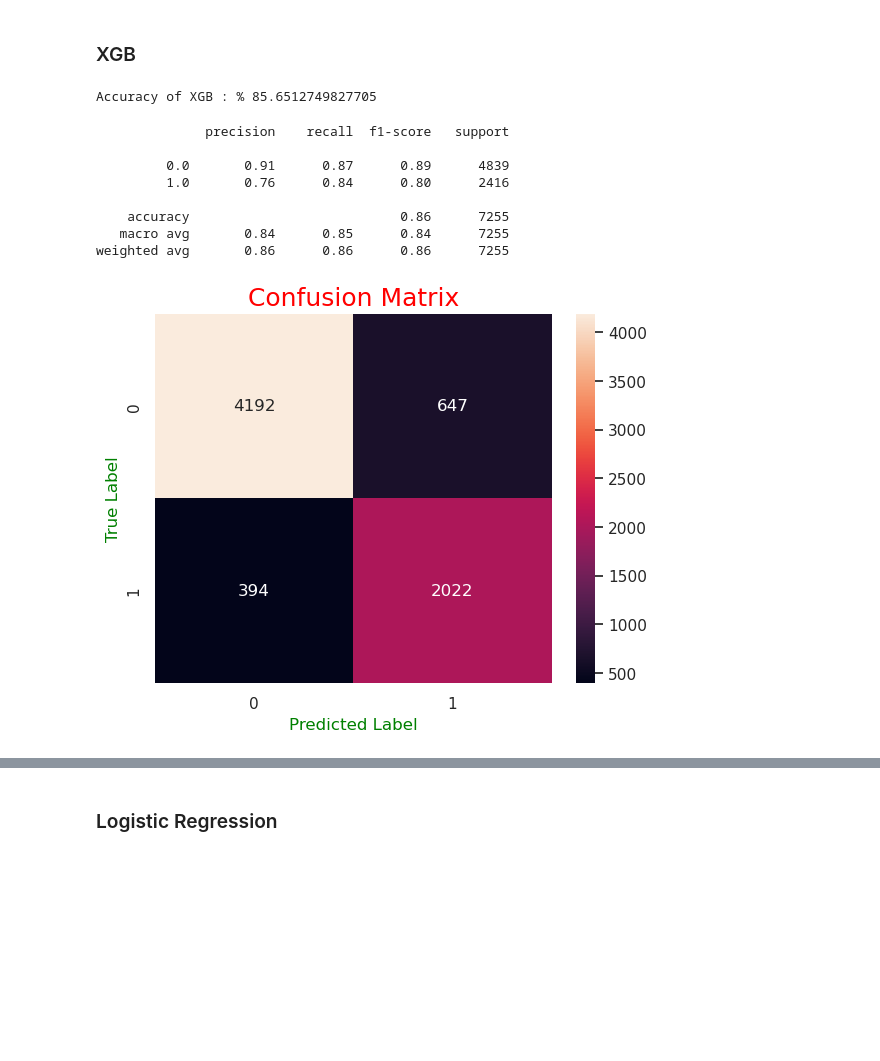
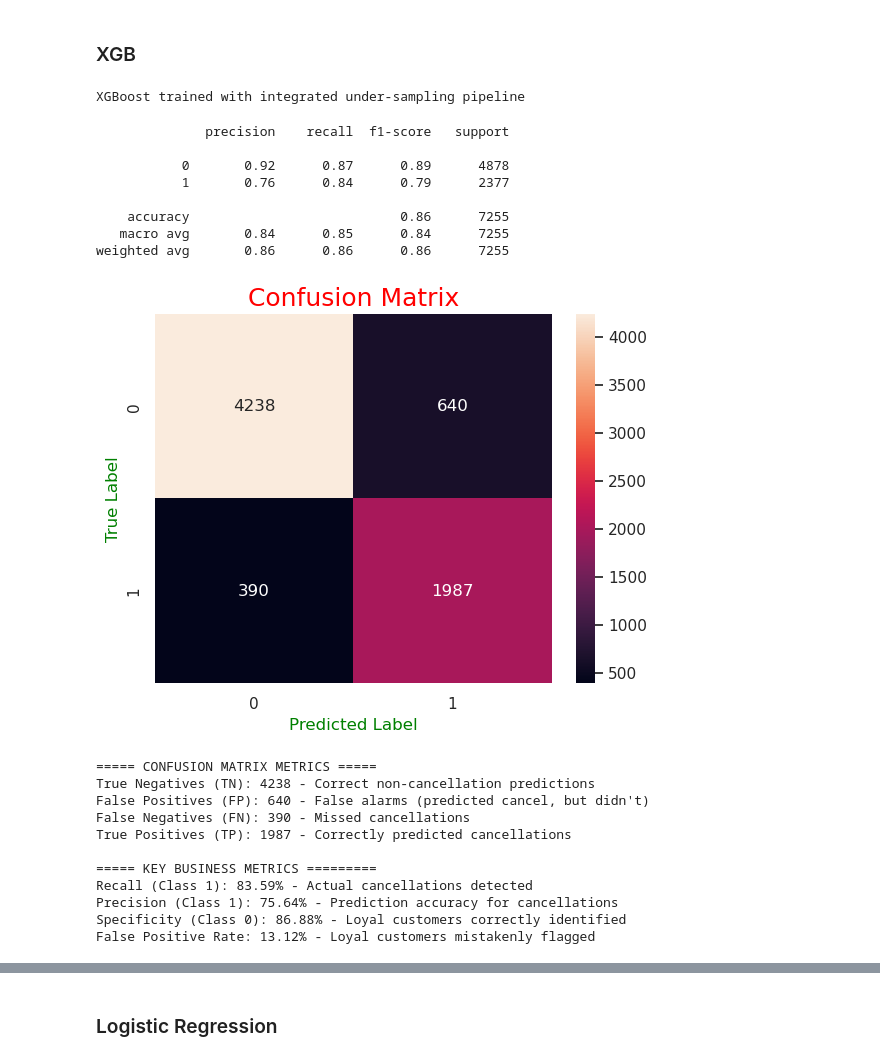
Before and after one commit to rolaseba/hotel-reservation-prediction, a Jupyter notebook: notebook.ipynb, the cells around one changed output, grey strips where cells are left out. Drawn from its saved outputs; the diff is of its cells as text; code cells hidden in the pictures; blank space fills up the shorter version.

```diff
--- a/notebook.ipynb
+++ b/notebook.ipynb
@@ -1516,3 +1468,0 @@ Name: count, dtype: int64
-# %%
-df = pd.get_dummies(df,columns=["type_of_meal_plan","market_segment_type"])
-df.head(3).columns.to_list()
@@ -1592,7 +1520,7 @@ df.drop(columns=['type_of_meal_plan_Meal Plan 3','type_of_meal_plan_Not Selected
 # %% [markdown]
 ## Determine x and y
 # %%
-x = df.drop(columns="booking_status")
+X = df.drop(columns="booking_status")
 y = df.booking_status
 # %% [markdown]
 ## Train-Test Split
@@ -1687,7 +1710,2 @@ To evaluate the cancellation prediction model, we will prioritize the following
 # %% [markdown]
 ## Modeling With Random Forest Classifier
-# %%
-from sklearn.ensemble import RandomForestClassifier
-rf = RandomForestClassifier(random_state=42)
-rf.fit(X_train, y_train)
-print("Accuracy of Random Forest : % {}".format(rf.score(X_test,y_test)*100))
@@ -1848,29 +1977,64 @@ False Positive Rate: 13.35% - Loyal customers mistakenly flagged
 * Now lets try some other algorithms...
 # %% [markdown]
 ### XGB
-# %%
-from xgboost import XGBClassifier
-xgb = XGBClassifier()
-xgb.fit(X_train_undersampled,y_train_undersampled)
-print("Accuracy of XGB : % {}".format(xgb.score(X_test,y_test)*100))
-# %% [output]
-Accuracy of XGB : % 85.6512749827705
+# %%
+from imblearn.pipeline import Pipeline as ImbPipeline
+from imblearn.under_sampling import RandomUnderSampler
+from xgboost import XGBClassifier
+
+# XGBoost Pipeline with Integrated Under-Sampling
+xgb_pipeline_under = ImbPipeline(steps=[
+    ("preprocessor", preprocessor),
+    ("sampler", RandomUnderSampler(random_state=8818)),
+    ("model", XGBClassifier(
+        n_estimators=200,
+        max_depth=6,           # Controls overfitting
+        learning_rate=0.1,     # Learning rate
+        subsample=0.8,         # Prevents overfitting
+        colsample_bytree=0.8,  # Prevents overfitting
+        random_state=8818,
+        n_jobs=-1,
+        eval_metric='logloss'
+    ))
+])
+
+# Train on ORIGINAL data (under-sampling happens automatically in pipeline)
+xgb_pipeline_under.fit(X_train, y_train)
+print("XGBoost trained with integrated under-sampling pipeline")
+
+# Define Prediction according to the new model+pipeline
+y_pred_under = xgb_pipeline_under.predict(X_test)
+# %% [output]
+XGBoost trained with integrated under-sampling pipeline
 # %%
-print(classification_report(y_test,xgb.predict(X_test)))
+print(classification_report(y_test,xgb_pipeline_under.predict(X_test)))
 # %% [output]
               precision    recall  f1-score   support
 
-         0.0       0.91      0.87      0.89      4839
-         1.0       0.76      0.84      0.80      2416
+           0       0.92      0.87      0.89      4878
+           1       0.76      0.84      0.79      2377
 
     accuracy                           0.86      7255
    macro avg       0.84      0.85      0.84      7255
 weighted avg       0.86      0.86      0.86      7255
 # %%
-y_pred = xgb.predict(X_test)
+y_pred = y_pred_under
 sns.heatmap(confusion_matrix(y_test, y_pred), annot=True, fmt=".0f")
 plt.title("Confusion Matrix", color = "red", fontsize=18)
 plt.xlabel("Predicted Label", color = "green", fontsize = 12)
-plt.ylabel("True Label", color = "green", fontsize = 12);
+plt.ylabel("True Label", color = "green", fontsize = 12)
+plt.show()
+print_confusion_matrix_analysis(y_test, y_pred)
 # %% [output]
-[figure, old version]
+[figure, new version]
+===== CONFUSION MATRIX METRICS =====
+True Negatives (TN): 4238 - Correct non-cancellation predictions
+False Positives (FP): 640 - False alarms (predicted cancel, but didn't)
+False Negatives (FN): 390 - Missed cancellations
+True Positives (TP): 1987 - Correctly predicted cancellations
+
+===== KEY BUSINESS METRICS =========
+Recall (Class 1): 83.59% - Actual cancellations detected
+Precision (Class 1): 75.64% - Prediction accuracy for cancellations
+Specificity (Class 0): 86.88% - Loyal customers correctly identified
+False Positive Rate: 13.12% - Loyal customers mistakenly flagged
```
Also changed, not shown: parts of 101 cells of this notebook.
